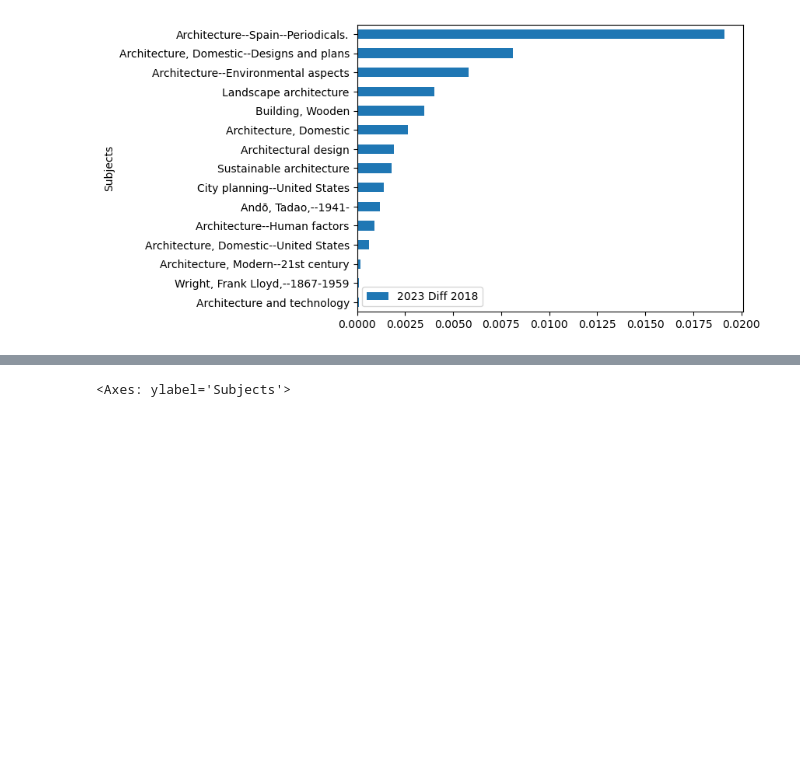
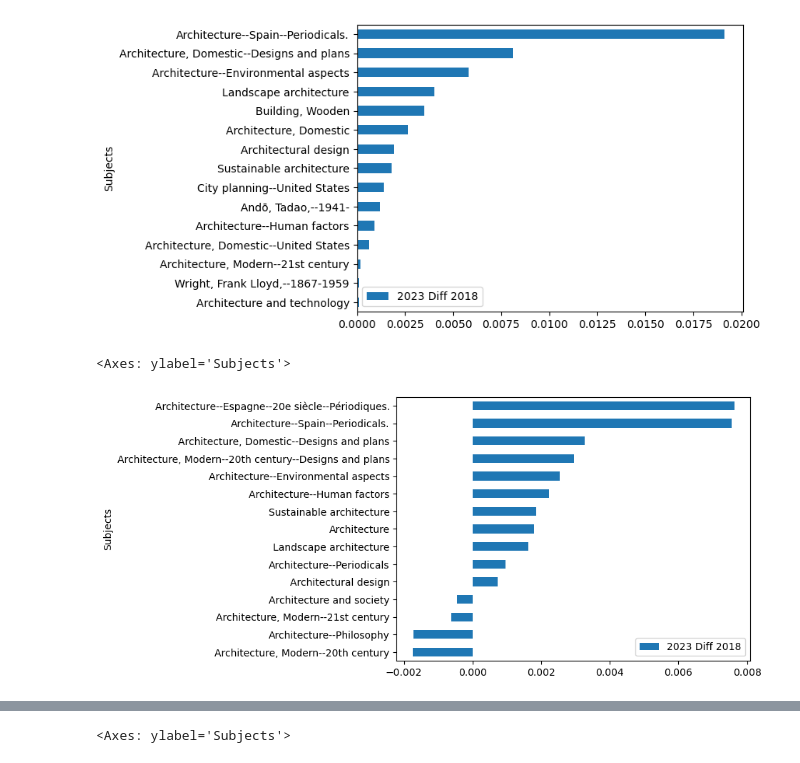
Before and after one commit to senderrr/Architecture, a Jupyter notebook: ArchitectureNotebookPlots.ipynb, the cells around one changed output, grey strips where cells are left out. Saved outputs shown, nothing was run; the diff lists cells and outputs as text; code cells hidden in the pictures; blank space fills up the shorter version.

```diff
--- a/ArchitectureNotebookPlots.ipynb
+++ b/ArchitectureNotebookPlots.ipynb
@@ -597,0 +598,3 @@ diff_dec_df2023
+# %%
+diff_three_df2023 = diff_three_df2023.reset_index(drop=True).sort_values(by=['2023 Diff 2018'], ascending=[False])
+diff_three_df2023
@@ -616,3 +649,9 @@ ax
 # %% [output]
 <Axes: ylabel='Subjects'>
 [figure]
+# %%
+ax = diff_three_df2023.head(15).sort_values('2023 Diff 2018', ascending=True).plot(x="Subjects", y='2023 Diff 2018', kind="barh")
+ax
+# %% [output]
+<Axes: ylabel='Subjects'>
+[figure, added]
```
Also changed, not shown: parts of 17 cells of this notebook.
